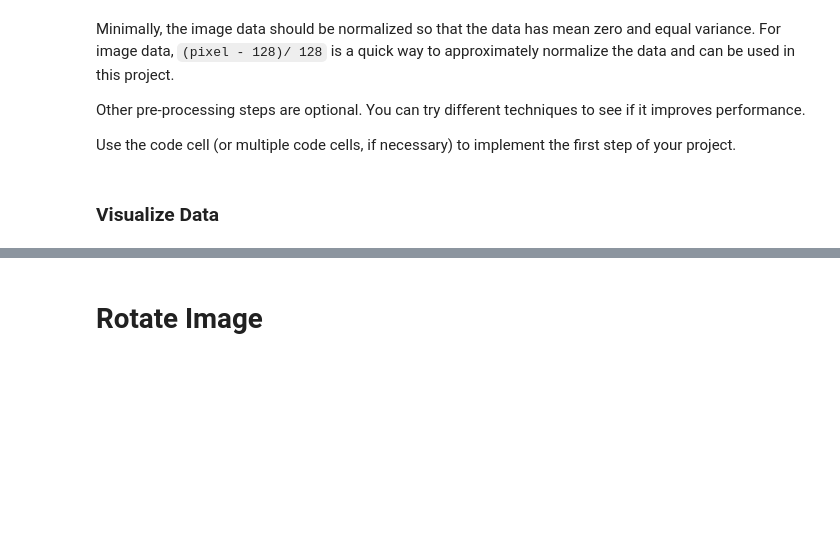
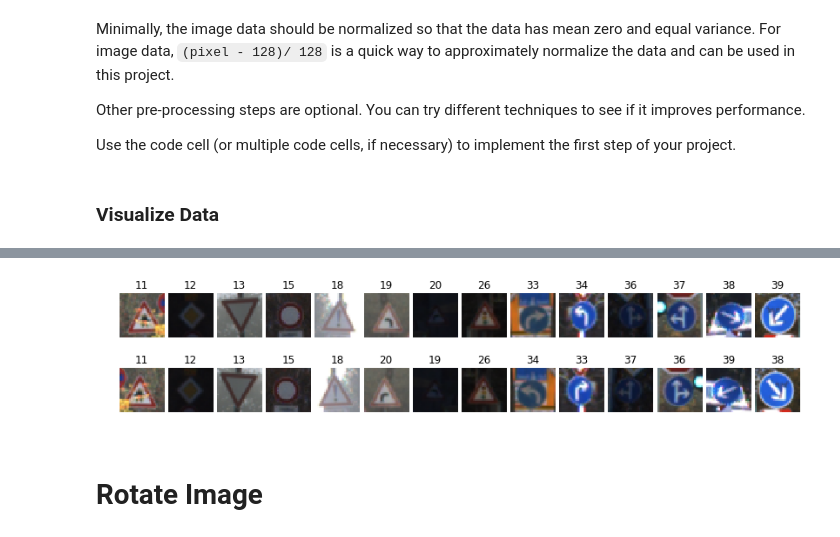
Before and after one commit to hafizur-rahman/CarND-Traffic-Sign-Classifier-Project, a Jupyter notebook: Traffic_Sign_Classifier.ipynb, the cells around one changed output, grey strips where cells are left out. Drawn from its saved outputs; the diff is of its cells as text; code cells hidden in the pictures; blank space fills up the shorter version.

```diff
--- a/Traffic_Sign_Classifier.ipynb
+++ b/Traffic_Sign_Classifier.ipynb
@@ -211,3 +211,35 @@ show_class_sample(images_by_class)
+# %%
+def flip_x_axis(image):
+    return image[::-1, :, :]
+
+def flip_y_axis(image):
+    return image[:, ::-1, :]
+
+def show_flip_sample(flip):
+    fig, axs = plt.subplots(2, len(flip), figsize=(len(flip), 3))
+    fig.subplots_adjust(hspace=0.1, wspace=0.1)
+    axs = axs.ravel()
+
+    for c in range(len(flip)):
+        axs[c].axis('off')
+        axs[c].set_title(flip[c][0])
+        axs[c].imshow(X_train[images_by_class[flip[c][0]][100]])
+
+        i = len(flip) + c
+        axs[i].axis('off')
+        axs[i].set_title(flip[c][1])
+        axs[i].imshow(flip_y_axis(X_train[images_by_class[flip[c][0]][100]]))
+    plt.show()
+# %%
+_y_flip = [
+    (11, 11), (12, 12), (13, 13), (15, 15),
+    (18, 18),(19, 20), (20, 19), (26, 26), (33, 34),
+    (34, 33), (36, 37), (37, 36), (38, 39), (39, 38)
+]
+
+show_flip_sample(_y_flip)
+# %% [output]
+[figure, added]
 # %% [markdown]
 # Rotate Image
 # %%
```
Also changed, not shown: parts of 8 cells of this notebook.
